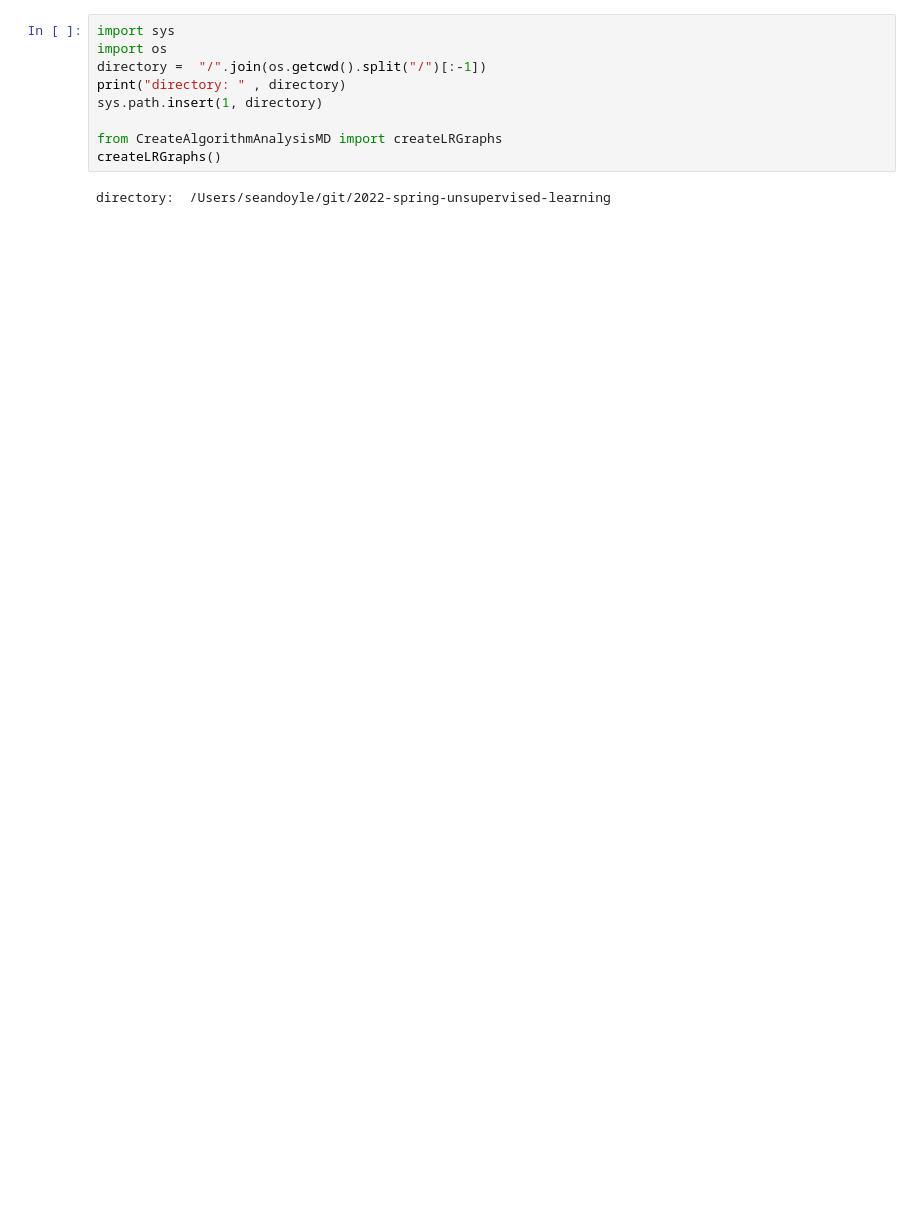
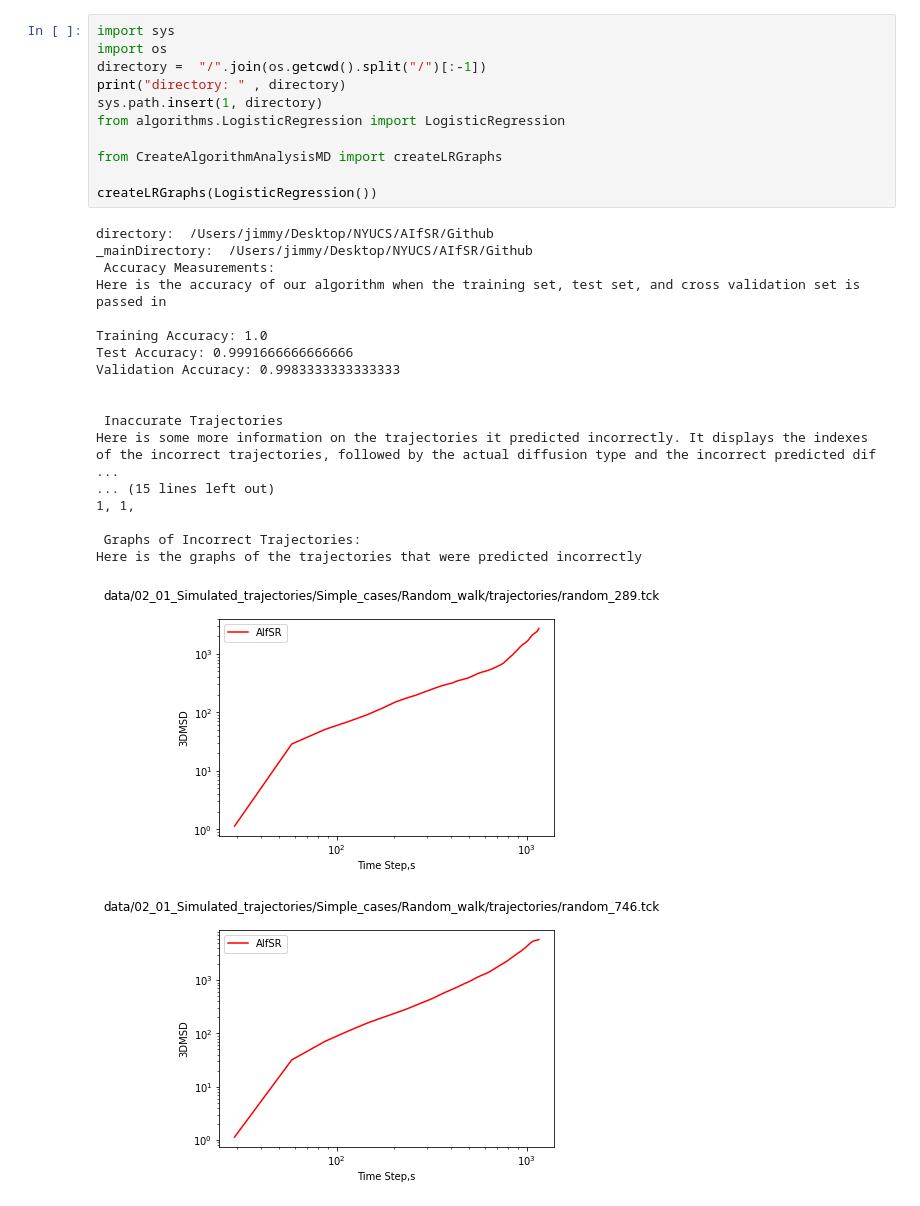
Before and after one commit to AIfSR/2022-spring-unsupervised-learning, a Jupyter notebook: algorithmanalysis/LRNotebook.ipynb, the cells around one changed output. Drawn from its saved outputs; the diff is of its cells as text; blank space fills up the shorter version.

```diff
--- a/algorithmanalysis/LRNotebook.ipynb
+++ b/algorithmanalysis/LRNotebook.ipynb
@@ -1,11 +1,31 @@
 # %%
 import sys
 import os
 directory =  "/".join(os.getcwd().split("/")[:-1])
 print("directory: " , directory)
 sys.path.insert(1, directory)
+from algorithms.LogisticRegression import LogisticRegression
 
 from CreateAlgorithmAnalysisMD import createLRGraphs
-createLRGraphs()
+
+createLRGraphs(LogisticRegression())
 # %% [output]
-directory:  /Users/seandoyle/git/2022-spring-unsupervised-learning
+directory:  /Users/jimmy/Desktop/NYUCS/AIfSR/Github
+_mainDirectory:  /Users/jimmy/Desktop/NYUCS/AIfSR/Github
+ Accuracy Measurements:
+Here is the accuracy of our algorithm when the training set, test set, and cross validation set is passed in
+
+Training Accuracy: 1.0
+Test Accuracy: 0.9991666666666666
+Validation Accuracy: 0.9983333333333333
+
+
+ Inaccurate Trajectories
+Here is some more information on the trajectories it predicted incorrectly. It displays the indexes of the incorrect trajectories, followed by the actual diffusion type and the incorrect predicted dif ...
+... (15 lines left out)
+1, 1,
+
+ Graphs of Incorrect Trajectories:
+Here is the graphs of the trajectories that were predicted incorrectly
+[figure, added]
+[figure, added]
```
Also changed, not shown: parts of 1 cell of this notebook, 7 other files.
